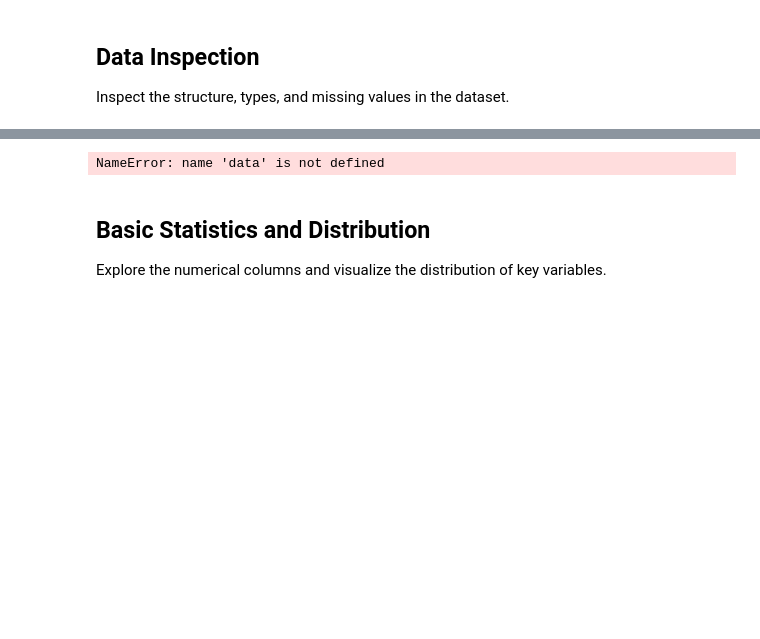
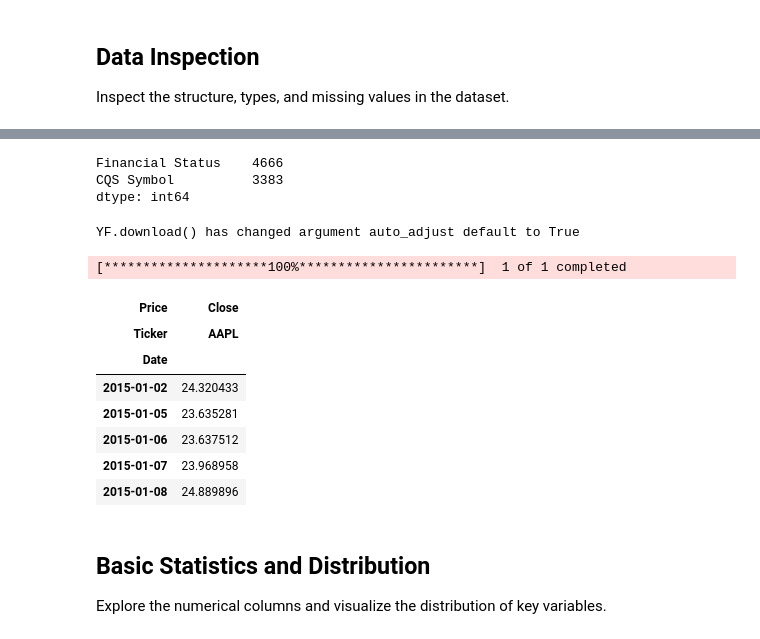
Before and after one commit to Dwamenachrist/FUTURE_ML_02, a Jupyter notebook: Stock_Price_Forecasting_LSTM.ipynb, the cells around one changed output, grey strips where cells are left out. Saved outputs shown, nothing was run; the diff lists cells and outputs as text; code cells hidden in the pictures; blank space fills up the shorter version.

```diff
--- a/Stock_Price_Forecasting_LSTM.ipynb
+++ b/Stock_Price_Forecasting_LSTM.ipynb
@@ -16,12 +54,31 @@ Inspect the structure, types, and missing values in the dataset.
 # %%
-# Step: Inspect data structure and types
-data.info()
-
-# Step: Check for missing values
+# Check for missing values
 missing_summary = data.isnull().sum()
 print(missing_summary[missing_summary > 0])
 # %% [output]
-NameError: name 'data' is not defined
+Financial Status    4666
+CQS Symbol          3383
+dtype: int64
+# %%
+# Pick a stock symbol
+symbol = 'AAPL'
+
+# Download historical data
+data = yf.download(symbol, start='2015-01-01', end='2024-01-01')
+data = data[['Close']]
+data.dropna(inplace=True)
+data.head()
+# %% [output]
+YF.download() has changed argument auto_adjust default to True
+[*********************100%***********************]  1 of 1 completed
+| Price | Close |
+| Ticker | AAPL |
+| Date |  |
+| 2015-01-02 | 24.320433 |
+| 2015-01-05 | 23.635281 |
+| 2015-01-06 | 23.637512 |
+| 2015-01-07 | 23.968958 |
+| 2015-01-08 | 24.889896 |
 # %% [markdown]
 ## Basic Statistics and Distribution
 
```
Also changed, not shown: parts of 12 cells of this notebook.
